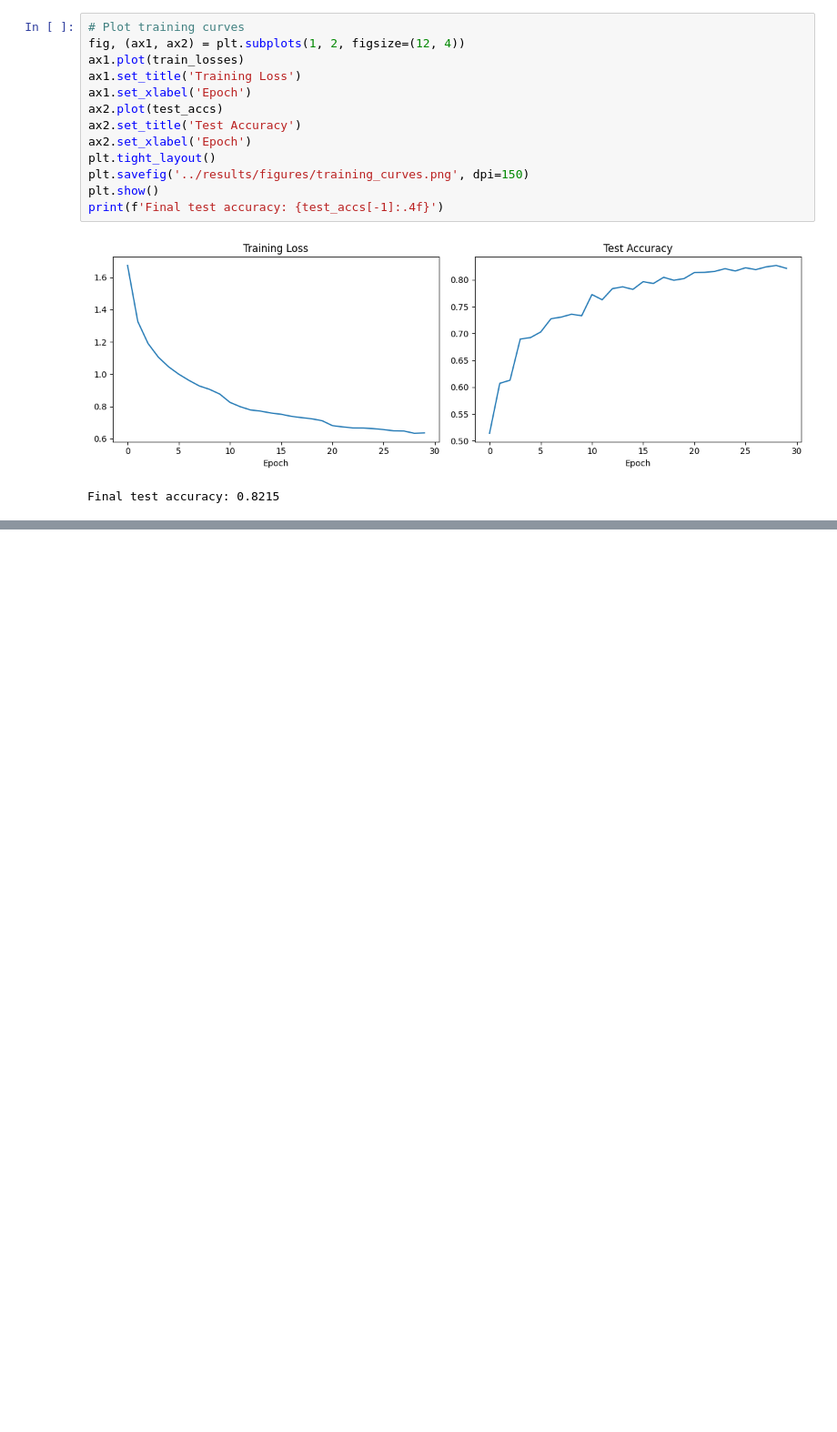
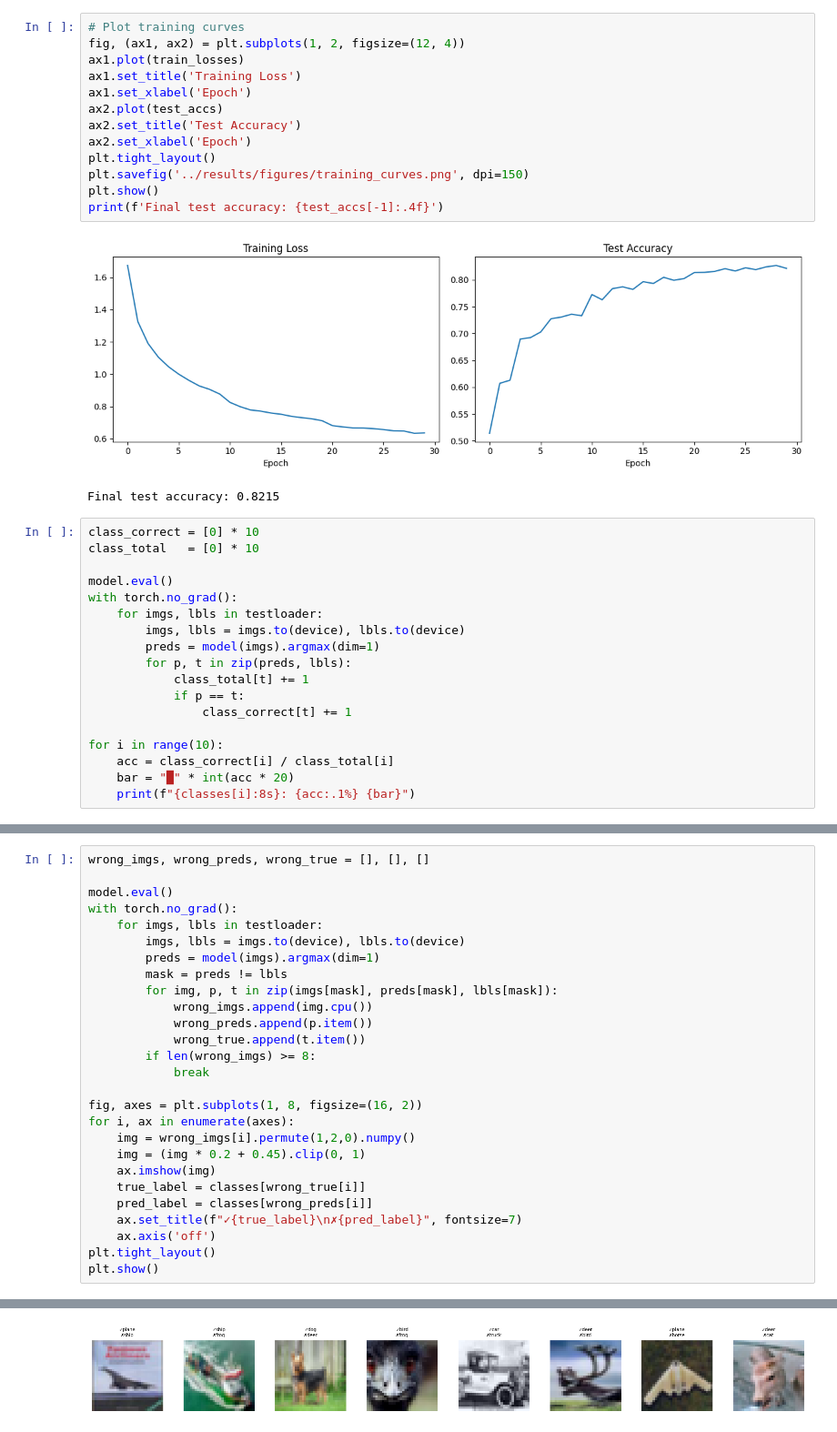
Before and after one commit to d1nt4s/adversarial-ga-attack, a Jupyter notebook: notebooks/01_train_model.ipynb, the cells around one changed output, grey strips where cells are left out. Shown at 91% size. Saved outputs shown, nothing was run; the diff lists cells and outputs as text; blank space fills up the shorter version.

Commit message:
Add exploration experiments to notebook 01: per-class accuracy, layer shapes, error visualization

```diff
--- a/notebooks/01_train_model.ipynb
+++ b/notebooks/01_train_model.ipynb
@@ -151,3 +156,21 @@ print(f'Final test accuracy: {test_accs[-1]:.4f}')
 # %% [output]
 [figure]
 Final test accuracy: 0.8215
+# %%
+class_correct = [0] * 10
+class_total   = [0] * 10
+
+model.eval()
+with torch.no_grad():
+    for imgs, lbls in testloader:
+        imgs, lbls = imgs.to(device), lbls.to(device)
+        preds = model(imgs).argmax(dim=1)
+        for p, t in zip(preds, lbls):
+            class_total[t] += 1
+            if p == t:
+                class_correct[t] += 1
+
+for i in range(10):
+    acc = class_correct[i] / class_total[i]
+    bar = "█" * int(acc * 20)
+    print(f"{classes[i]:8s}: {acc:.1%} {bar}")
@@ -153,0 +192,28 @@ Final test accuracy: 0.8215
+# %%
+wrong_imgs, wrong_preds, wrong_true = [], [], []
+
+model.eval()
+with torch.no_grad():
+    for imgs, lbls in testloader:
+        imgs, lbls = imgs.to(device), lbls.to(device)
+        preds = model(imgs).argmax(dim=1)
+        mask = preds != lbls
+        for img, p, t in zip(imgs[mask], preds[mask], lbls[mask]):
+            wrong_imgs.append(img.cpu())
+            wrong_preds.append(p.item())
+            wrong_true.append(t.item())
+        if len(wrong_imgs) >= 8:
+            break
+
+fig, axes = plt.subplots(1, 8, figsize=(16, 2))
+for i, ax in enumerate(axes):
+    img = wrong_imgs[i].permute(1,2,0).numpy()
+    img = (img * 0.2 + 0.45).clip(0, 1)
+    ax.imshow(img)
+    true_label = classes[wrong_true[i]]
+    pred_label = classes[wrong_preds[i]]
+    ax.set_title(f"✓{true_label}\n✗{pred_label}", fontsize=7)
+    ax.axis('off')
+plt.tight_layout()
+plt.show()
+# %% [output]
@@ -153,0 +224 @@ Final test accuracy: 0.8215
+[figure, added]
```
Also changed, not shown: parts of 6 cells of this notebook.
